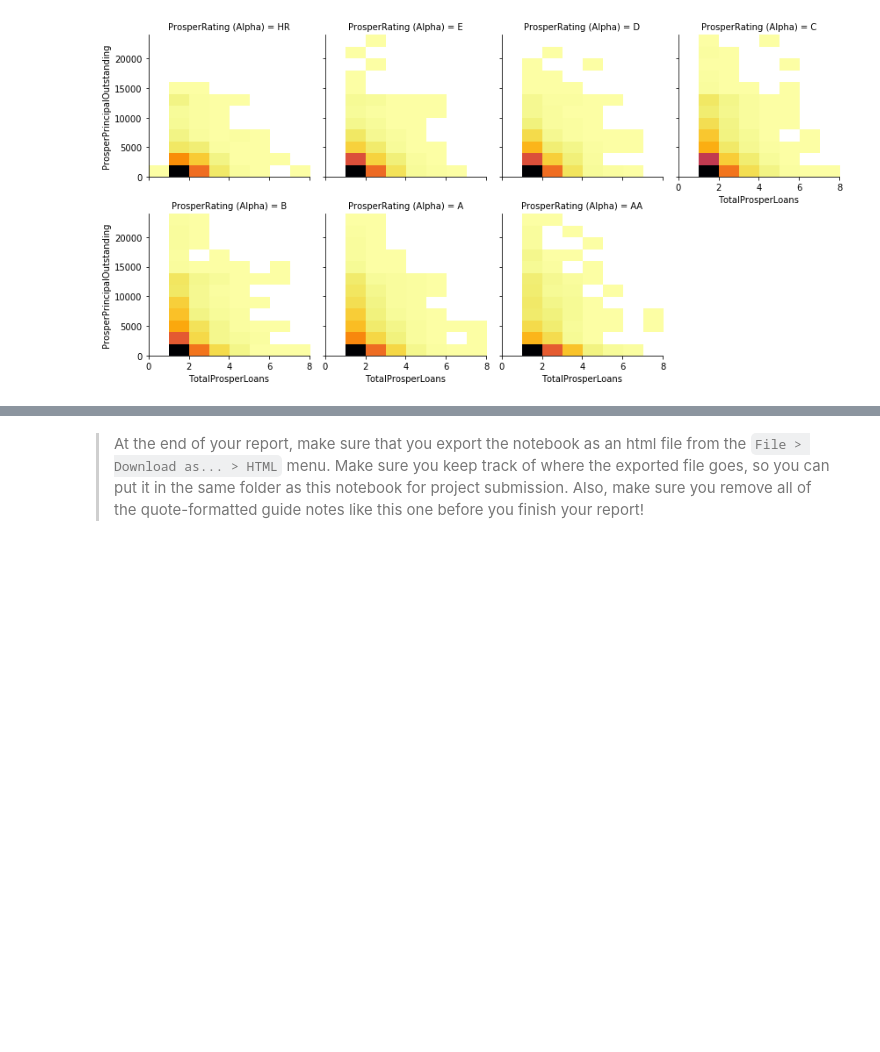
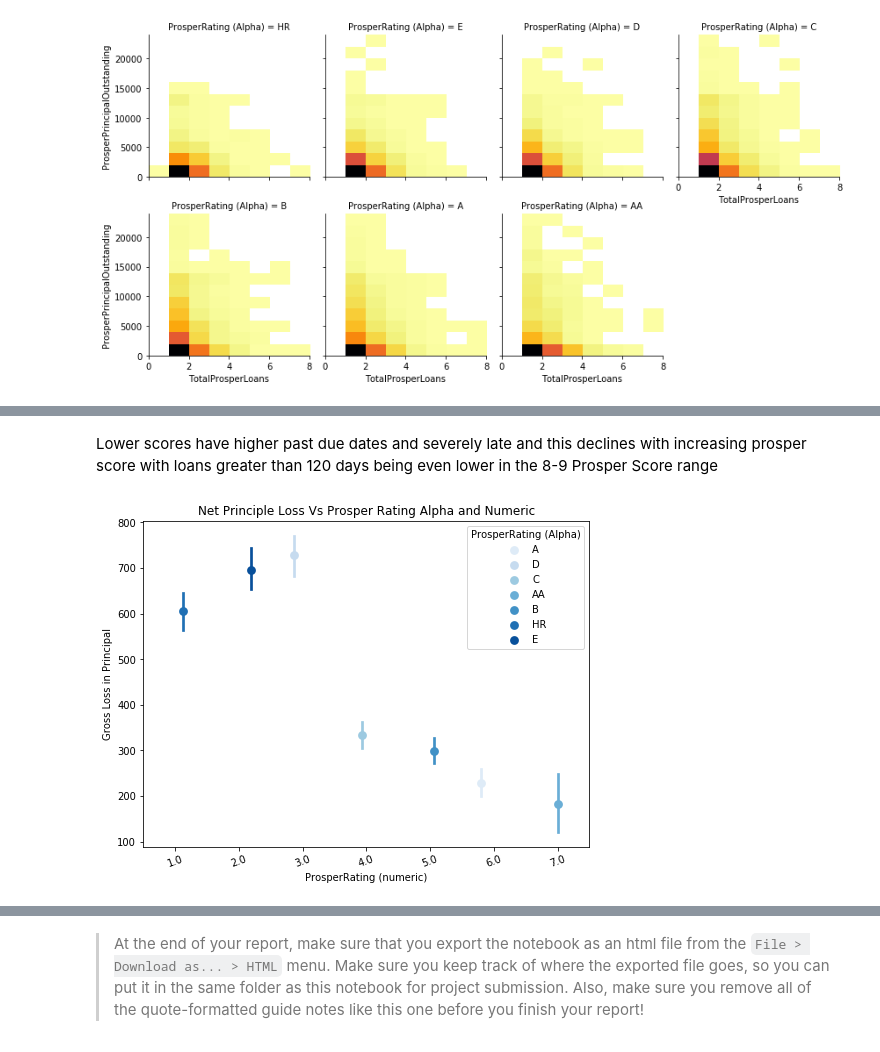
Before and after one commit to ayushayyangar/Data-Visualization-Udacity, a Jupyter notebook: exploration_template.ipynb, the cells around one changed output, grey strips where cells are left out. Drawn from its saved outputs; the diff is of its cells as text; code cells hidden in the pictures; blank space fills up the shorter version.

```diff
--- a/exploration_template.ipynb
+++ b/exploration_template.ipynb
@@ -708,0 +713,13 @@ plt.show();
+# %% [markdown]
+Lower scores have higher past due dates and severely late and this declines with increasing prosper score with loans greater than 120 days being even lower in the 8-9 Prosper Score range
+# %%
+fig = plt.figure(figsize = [8,6])
+ax = sb.pointplot(data = df_midPS, x = 'ProsperRating (numeric)', y = 'LP_GrossPrincipalLoss',\
+                  hue ='ProsperRating (Alpha)',linestyels = '',palette = 'Blues', dodge = 0.4)
+plt.title('Net Principle Loss Vs Prosper Rating Alpha and Numeric')
+plt.ylabel('Gross Loss in Principal')
+ax.set_yticklabels([],minor = True, loc = 1)
+plt.xticks(rotation =20)
+plt.show();
+# %% [output]
+[figure, added]
```
Also changed, not shown: parts of 20 cells of this notebook, 2 other files.
